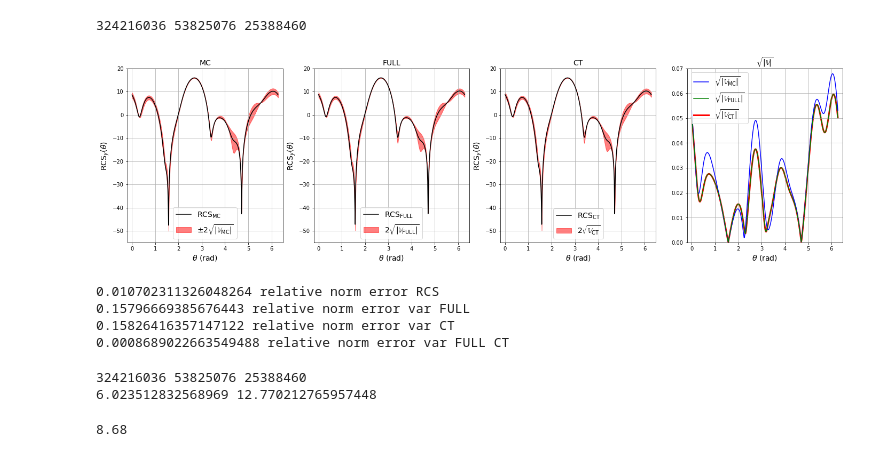
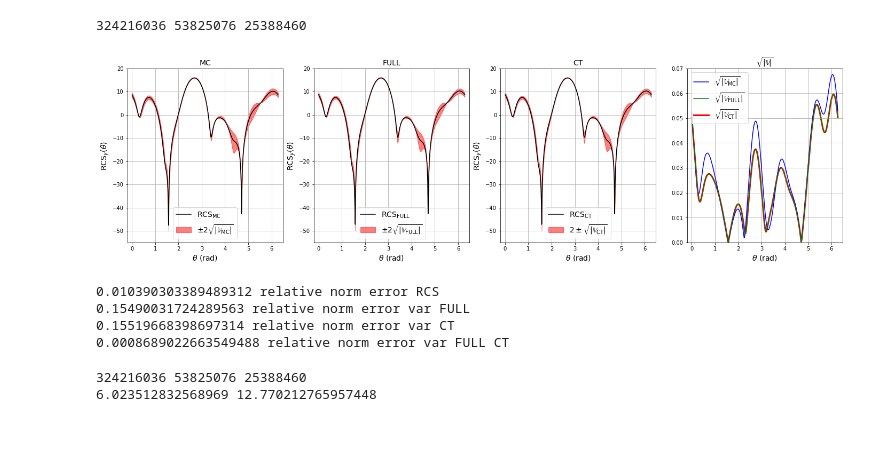
Before and after one commit to pescap/bempp-uq, a Jupyter notebook: examples/kite/plot_mc.ipynb, the cells around one changed output. Drawn from its saved outputs; the diff is of its cells as text; code cells hidden in the pictures.

```diff
--- a/examples/kite/plot_mc.ipynb
+++ b/examples/kite/plot_mc.ipynb
@@ -161,7 +161,7 @@ cs_FOAp = 10 * np.log10(4 * np.pi * np.abs(FFp)**2)
 cs_FOAm = 10 * np.log10(4 * np.pi * np.abs(FFm)**2)
 
 ax2.plot(angles, cs1, color = 'k', label = r'$\mathrm{RCS}_\mathrm{FULL}$')
-ax2.fill_between(x= angles, y1= cs_FOAm, y2= cs_FOAp, alpha=0.5, color = 'red', label = r'$ 2 \sqrt{|\mathbb{V}_\mathrm{FULL}|}$')
+ax2.fill_between(x= angles, y1= cs_FOAm, y2= cs_FOAp, alpha=0.5, color = 'red', label = r'$\pm 2 \sqrt{|\mathbb{V}_\mathrm{FULL}|}$')
 
 
 ## ax3
@@ -173,7 +173,7 @@ cs_FOAp = 10 * np.log10(4 * np.pi * np.abs(FFp)**2)
 cs_FOAm = 10 * np.log10(4 * np.pi * np.abs(FFm)**2)
 
 ax3.plot(angles, cs1, color = 'k', label = r'$\mathrm{RCS}_\mathrm{CT}$')
-ax3.fill_between(x= angles, y1= cs_FOAm, y2= cs_FOAp, alpha=0.5, color = 'red', label = r'$ 2 \sqrt{\mathbb{V}_\mathrm{CT}}$')
+ax3.fill_between(x= angles, y1= cs_FOAm, y2= cs_FOAp, alpha=0.5, color = 'red', label = r'$ 2\pm \sqrt{|\mathbb{V}_\mathrm{CT}|}$')
 
 
 y = np.sqrt(np.abs(Uvar_MC))
@@ -210,37 +210,37 @@ ymax = np.min([y.max(), y1.max()])
 
 ax1.legend(loc = 'lower center', fontsize=14)
 ax2.legend(loc = 'lower center', fontsize=14)
 ax3.legend(loc = 'lower center', fontsize=14)
 ax4.legend(loc = 'upper left', fontsize=14)
 
 ax1.grid()
 ax2.grid()
 ax3.grid()
 ax4.grid()
 
 ax1.set_xlim(-.2, 2 * np.pi + .2)
 ax2.set_xlim(-.2, 2 * np.pi + .2)
 ax3.set_xlim(-.2, 2 * np.pi + .2)
 ax4.set_xlim(-.2, 2 * np.pi + .2)
 
 ax1.set_ylim(-55,20)
 ax2.set_ylim(-55,20)
 ax3.set_ylim(-55,20)
 ax4.set_ylim(0, 0.07)
 
 plt.savefig('plots/kite.pdf', bbox_inches='tight')
 
 plt.show(block=False)
 
 print(np.linalg.norm(cs-cs1) / np.linalg.norm(cs), 'relative norm error RCS')
 print(np.linalg.norm(y-y1) / np.linalg.norm(y), 'relative norm error var FULL')
 print(np.linalg.norm(y-y2) / np.linalg.norm(y), 'relative norm error var CT')
 print(np.linalg.norm(y1-y2) / np.linalg.norm(y1), 'relative norm error var FULL CT')
 # %% [output]
-[figure, old version]
+[figure, new version]
-0.010702311326048264 relative norm error RCS
-0.15796669385676443 relative norm error var FULL
-0.15826416357147122 relative norm error var CT
+0.010390303389489312 relative norm error RCS
+0.15490031724289563 relative norm error var FULL
+0.15519668398697314 relative norm error var CT
 0.0008689022663549488 relative norm error var FULL CT
 # %%
 print(N_list[2] ** 2, N_hat, N_max)
@@ -249,7 +249,3 @@ print(N_list[2] ** 2 / N_hat, N_list[2] ** 2 / N_max)
 # %% [output]
 324216036 53825076 25388460
 6.023512832568969 12.770212765957448
-# %%
-0.000868E4
-# %% [output]
-8.68
```
Also changed, not shown: 5 other files.
